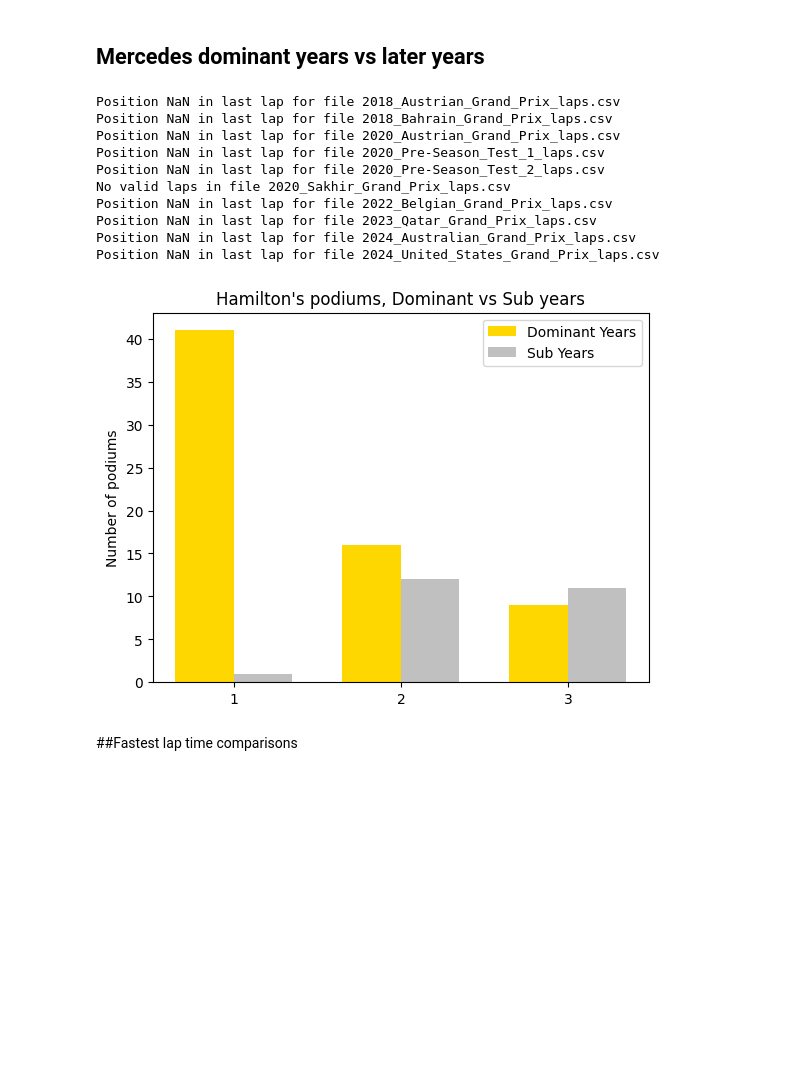
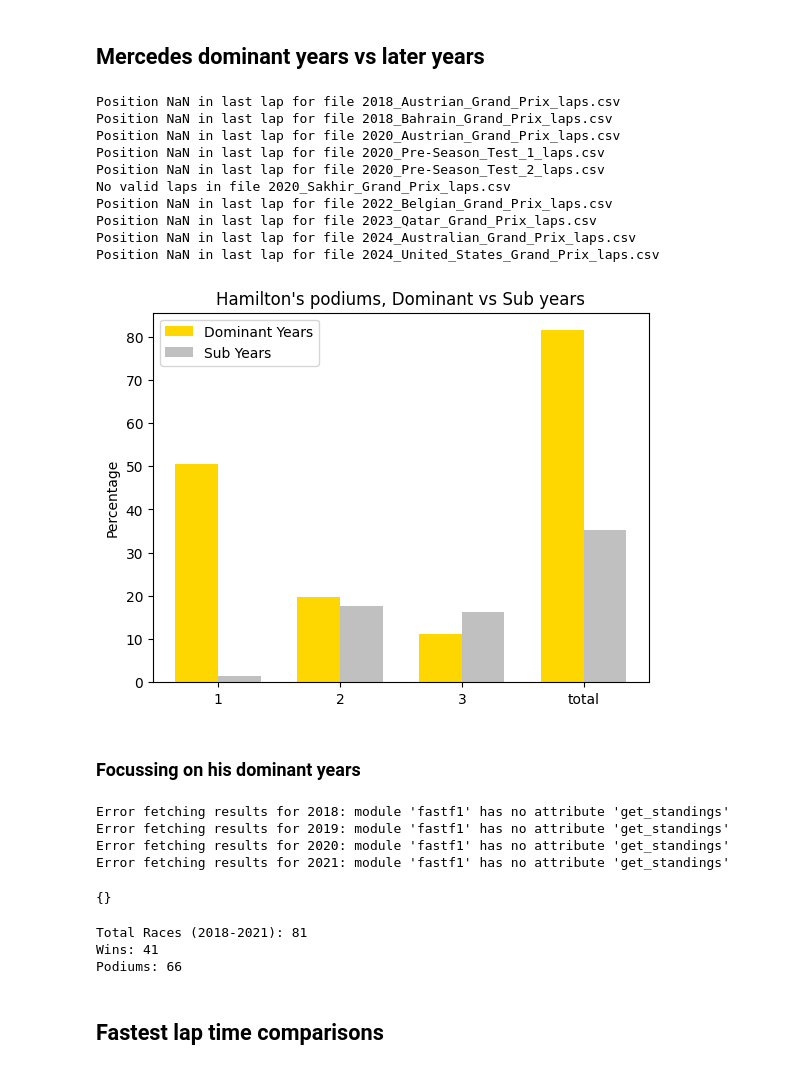
Before and after one commit to is2000/FastF1_LH44, a Jupyter notebook: lewis.ipynb, the cells around one changed output. Saved outputs shown, nothing was run; the diff lists cells and outputs as text; code cells hidden in the pictures; blank space fills up the shorter version.

```diff
--- a/lewis.ipynb
+++ b/lewis.ipynb
@@ -108,8 +109,11 @@ data_path = Path("data")
 count_1_high = 0
 count_2_high = 0
 count_3_high = 0
+races_high = 0
 
 for year in years:
+    schedule = fastf1.get_event_schedule(year)
+    races_high += len(schedule[schedule['Session5'] == 'Race'])
     for file in data_path.glob(f"{year}_*_laps.csv"):
         df = pd.read_csv(file)
 
@@ -139,12 +143,11 @@ data_path = Path("data")
 count_1_low = 0
 count_2_low = 0
 count_3_low = 0
+races_low = 0
 
 for year in years:
-    for file in data_path.glob(f"{year}_*_laps.csv"):
-        df = pd.read_csv(file)
-
-for year in years:
+    schedule = fastf1.get_event_schedule(year)
+    races_low += len(schedule[schedule['Session5'] == 'Race'])
     for file in data_path.glob(f"{year}_*_laps.csv"):
         df = pd.read_csv(file)
 
@@ -163,38 +166,69 @@ for year in years:
                     count_3_low += 1
             else:
                 print(f"Position NaN in last lap for file {file.name}")
         else:
             print(f"No valid laps in file {file.name}")
 
-podium = [1,2,3]
-dominant_counts = [count_1_high, count_2_high, count_3_high]
-sub_counts = [count_1_low, count_2_low, count_3_low]
+podium = [1,2,3, 'total']
+total_h =(count_1_high*100/races_high) + (count_2_high*100/races_high) + (count_3_high*100/races_high)
+total_l = (count_1_low*100/races_low) + (count_2_low*100/races_low) + (count_3_low*100/races_low)
+dominant_counts = [count_1_high*100/races_high, count_2_high*100/races_high, count_3_high*100/races_high, total_h]
+sub_counts = [count_1_low*100/races_low, count_2_low*100/races_low, count_3_low*100/races_low, total_l]
 
 x = np.arange(len(podium))
 width = 0.35
 
 fig, ax = plt.subplots()
 ax.bar(x - width/2, dominant_counts, width, label = 'Dominant Years', color = 'gold')
 ax.bar(x + width/2, sub_counts, width, label = 'Sub Years', color = 'silver')
 
 ax.set_xticks(x)
 ax.set_xticklabels(podium)
-ax.set_ylabel('Number of podiums')
+ax.set_ylabel('Percentage')
 ax.set_title("Hamilton's podiums, Dominant vs Sub years")
 ax.legend()
 plt.show()
 # %% [output]
 Position NaN in last lap for file 2018_Austrian_Grand_Prix_laps.csv
 Position NaN in last lap for file 2018_Bahrain_Grand_Prix_laps.csv
 Position NaN in last lap for file 2020_Austrian_Grand_Prix_laps.csv
 Position NaN in last lap for file 2020_Pre-Season_Test_1_laps.csv
 Position NaN in last lap for file 2020_Pre-Season_Test_2_laps.csv
 No valid laps in file 2020_Sakhir_Grand_Prix_laps.csv
 Position NaN in last lap for file 2022_Belgian_Grand_Prix_laps.csv
 Position NaN in last lap for file 2023_Qatar_Grand_Prix_laps.csv
 Position NaN in last lap for file 2024_Australian_Grand_Prix_laps.csv
 Position NaN in last lap for file 2024_United_States_Grand_Prix_laps.csv
-[figure, old version]
+[figure, new version]
+# %% [markdown]
+### Focussing on his dominant years
+# %%
+#extracting driver data
+years = [2018, 2019, 2020, 2021]
+results = {}
+for year in years:
+        try:
+            season_results = fastf1.get_standings(year, 'R')
+            lewis_points = season_results.loc[season_results['Driver'] == 'HAM', 'Points'].values[0]
+            results[year] = lewis_points
+        except Exception as e:
+            print(f"Error fetching results for {year}: {e}")
+
+results
+# %% [output]
+Error fetching results for 2018: module 'fastf1' has no attribute 'get_standings'
+Error fetching results for 2019: module 'fastf1' has no attribute 'get_standings'
+Error fetching results for 2020: module 'fastf1' has no attribute 'get_standings'
+Error fetching results for 2021: module 'fastf1' has no attribute 'get_standings'
+{}
+# %%
+print(f"Total Races (2018-2021): {races_high}")
+print(f"Wins: {count_1_high}")
+print(f"Podiums: {count_1_high+count_2_high+count_3_high}")
+# %% [output]
+Total Races (2018-2021): 81
+Wins: 41
+Podiums: 66
 # %% [markdown]
-##Fastest lap time comparisons
+## Fastest lap time comparisons
 # %%
```
Also changed, not shown: parts of 5 cells of this notebook.
